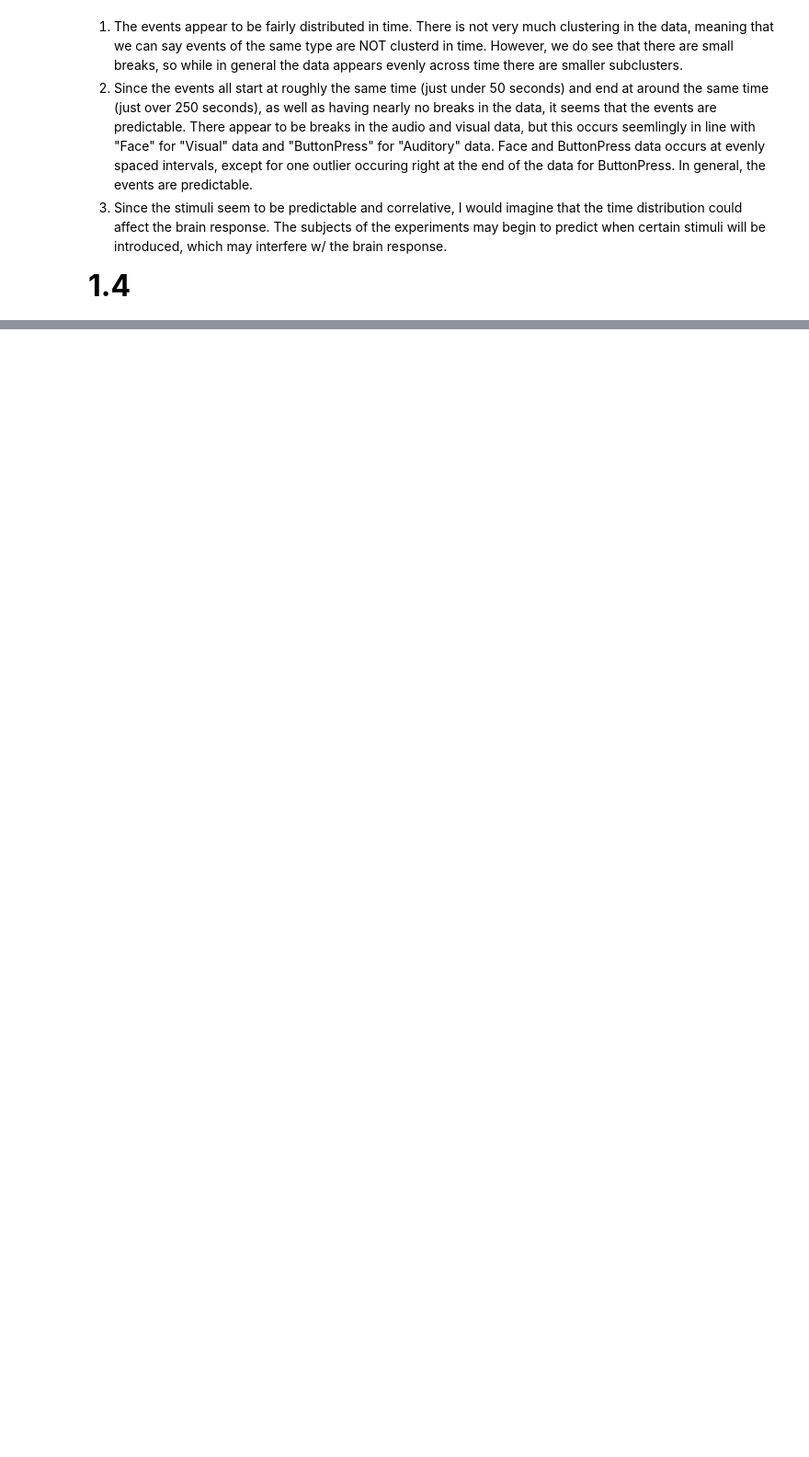
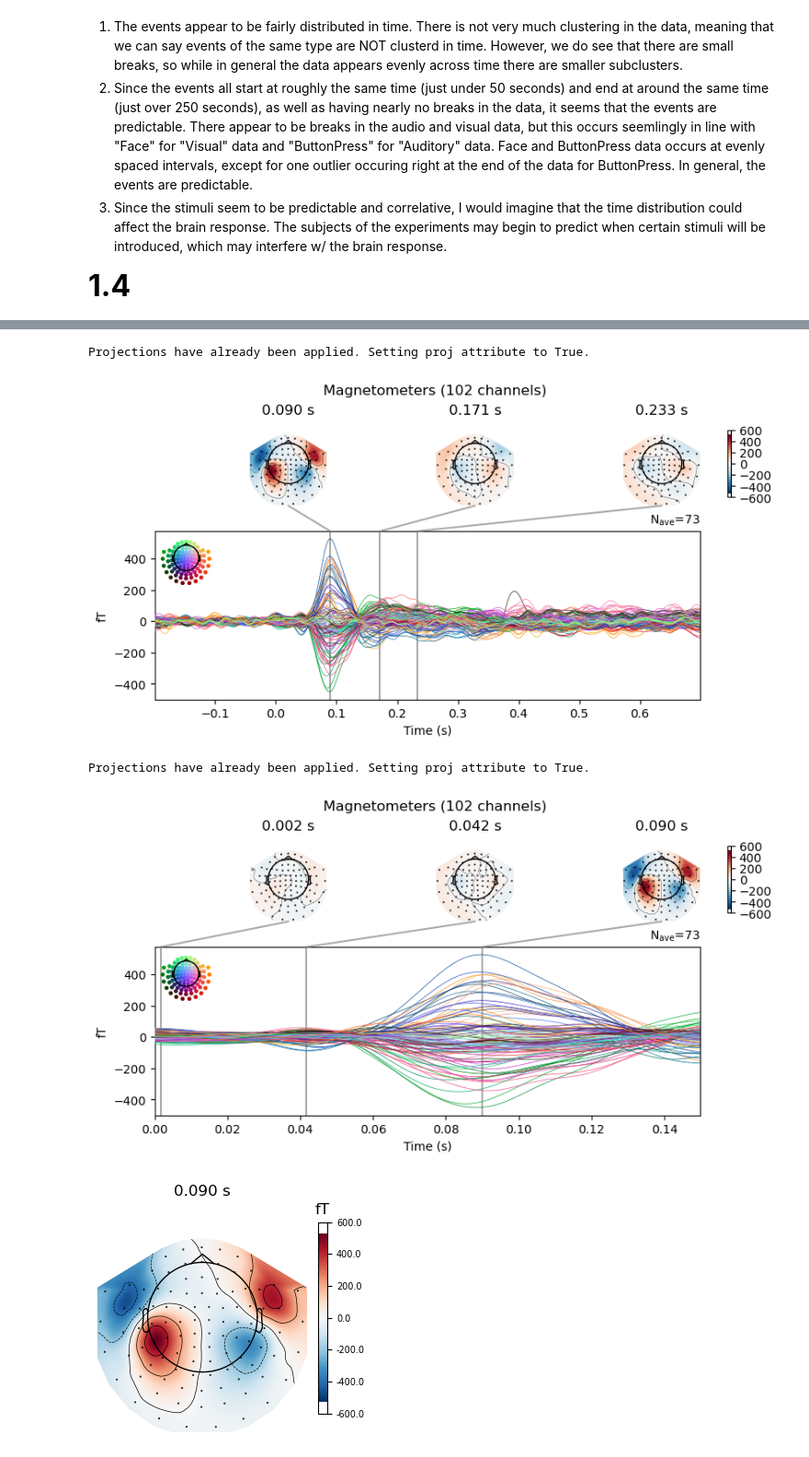
Before and after one commit to pkkosir/4CN3, a Jupyter notebook: peter-kosir-assignment1.ipynb, the cells around one changed output, grey strips where cells are left out. Shown at 92% size. Drawn from its saved outputs; the diff is of its cells as text; code cells hidden in the pictures; blank space fills up the shorter version.

```diff
--- a/peter-kosir-assignment1.ipynb
+++ b/peter-kosir-assignment1.ipynb
@@ -160,0 +189,14 @@ Projections have already been applied. Setting proj attribute to True.
+# %%
+evoked = epochs["Auditory/Right"].average() #takes just the right auditory data
+cropped = evoked.copy().crop(tmin=0, tmax=0.15)
+plot = evoked.plot_joint() #call it plot to not output an image as well
+plot = cropped.plot_joint()
+
+manualPeak = [0.09]
+plot = cropped.plot_topomap(times=manualPeak, size=2)
+# %% [output]
+Projections have already been applied. Setting proj attribute to True.
+[figure, added]
+Projections have already been applied. Setting proj attribute to True.
+[figure, added]
+[figure, added]
```
Also changed, not shown: parts of 22 cells of this notebook.
